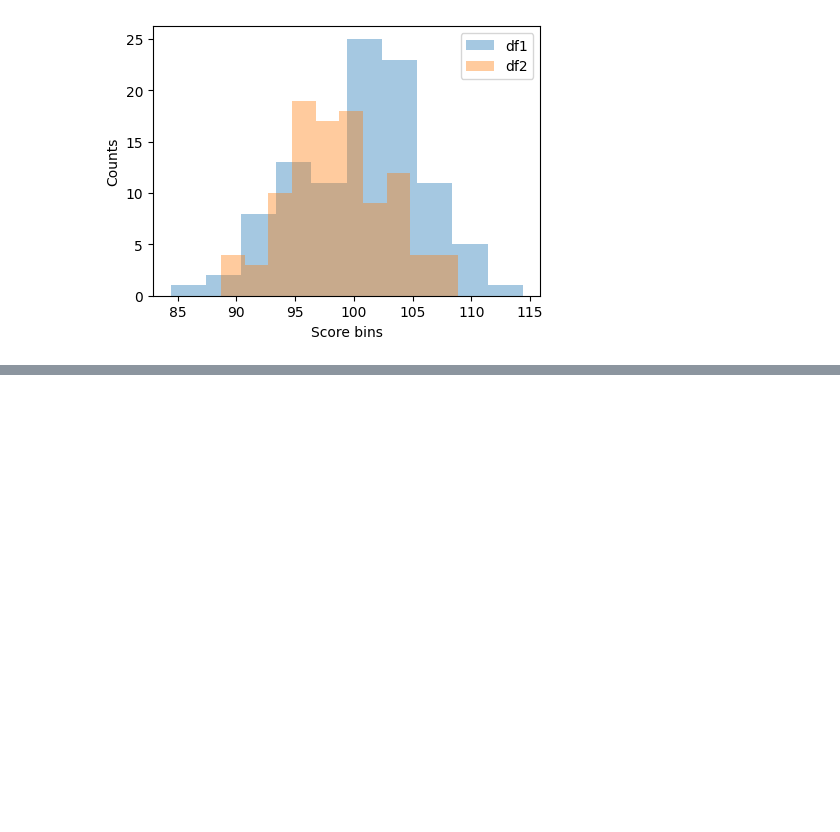
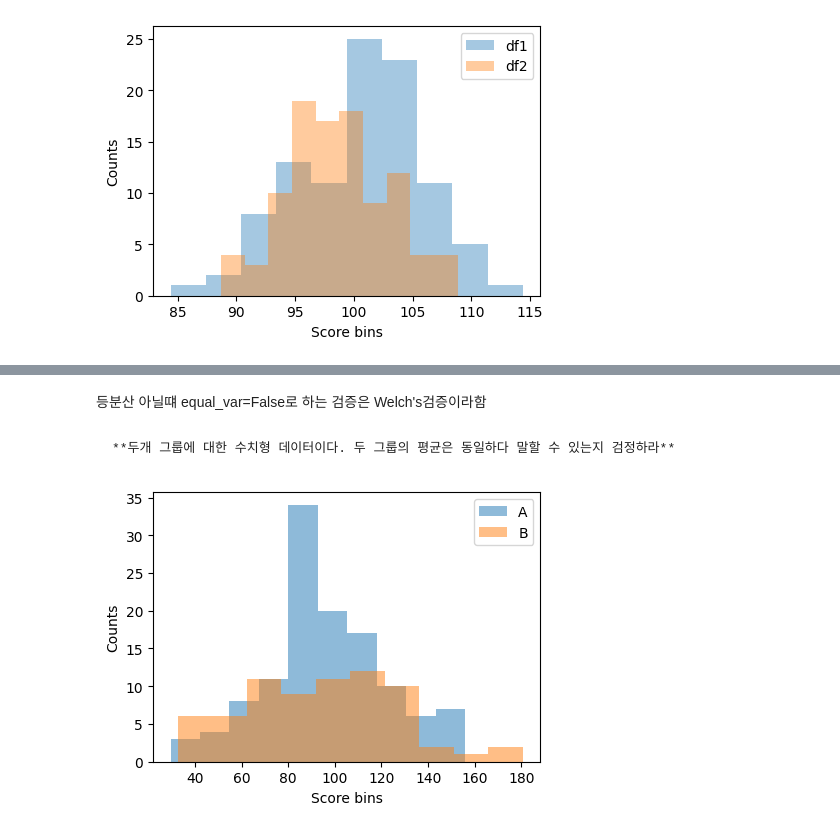
Before and after one commit to hykhhijk/BigDataCertification, a Jupyter notebook: NewChapter3.ipynb, the cells around one changed output, grey strips where cells are left out. Drawn from its saved outputs; the diff is of its cells as text; code cells hidden in the pictures; blank space fills up the shorter version.

````diff
--- a/NewChapter3.ipynb
+++ b/NewChapter3.ipynb
@@ -386,0 +487,17 @@ Ttest_indResult(statistic=array([2.76719074]), pvalue=array([0.00619015]))
+# %% [markdown]
+등분산 아닐떄 equal_var=False로 하는 검증은 Welch's검증이라함
+# %% [markdown]
+```{admonition} Question
+**두개 그룹에 대한 수치형 데이터이다. 두 그룹의 평균은 동일하다 말할 수 있는지 검정하라**
+```
+# %%
+df = pd.read_csv('https://raw.githubusercontent.com/Datamanim/datarepo/main/scipy/ind6.csv')
+
+plt.hist(df['a'],alpha=0.5,label='A')
+plt.hist(df['b'],alpha=0.5,label="B")
+plt.xlabel('Score bins')
+plt.ylabel('Counts')
+plt.legend()
+plt.show()
+# %% [output]
+[figure, added]
````
Also changed, not shown: parts of 31 cells of this notebook.
